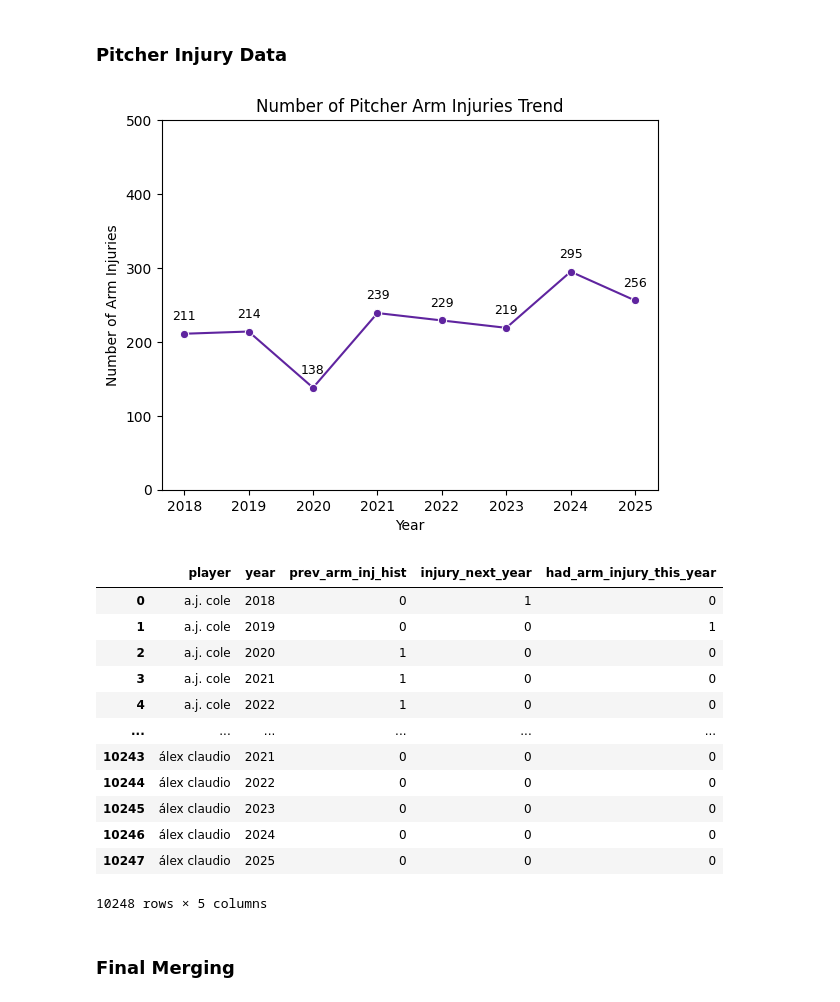
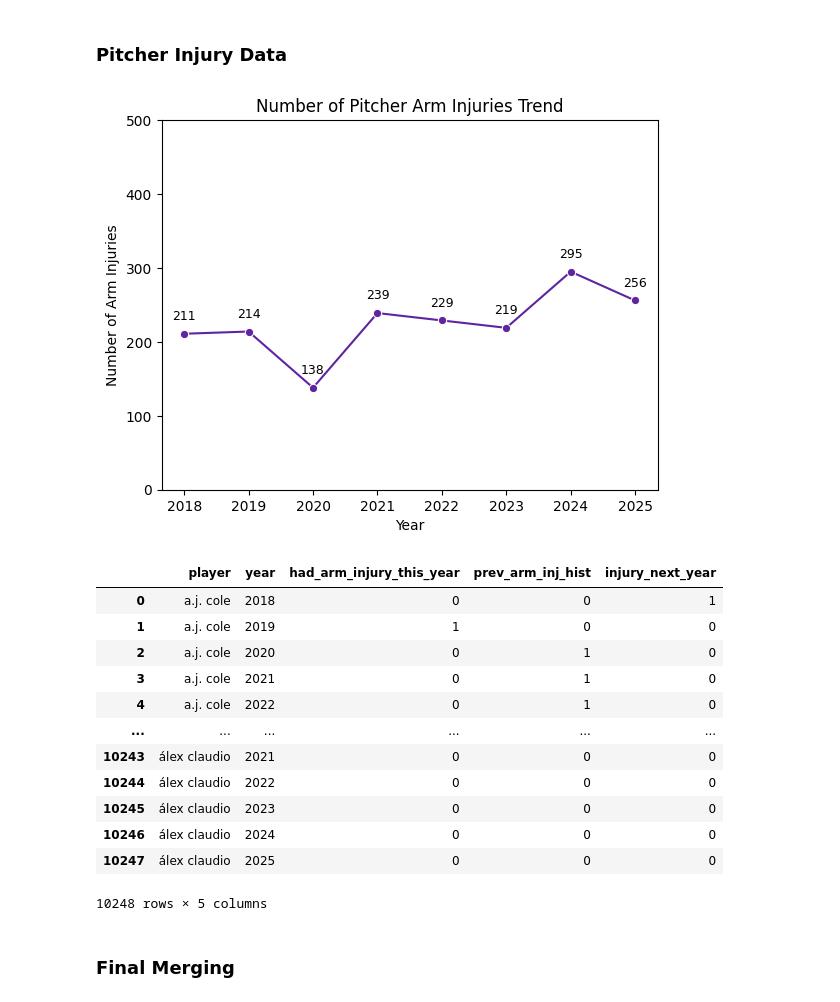
Before and after one commit to SatrunsDream/Workload-effect-on-pitcher-injury, a Jupyter notebook: EDA.ipynb, the cells around one changed output. Saved outputs shown, nothing was run; the diff lists cells and outputs as text; code cells hidden in the pictures.

```diff
--- a/EDA.ipynb
+++ b/EDA.ipynb
@@ -419,42 +419,44 @@ plt.figure()
 ax = sns.lineplot(data=injury_trend, x='year', y='num_injury_occurences', color=purple_color, marker='o')
 for x, y in zip(injury_trend['year'], injury_trend['num_injury_occurences']):
     ax.annotate(text=str(y), xy=(x, y), xytext=(0, 10), textcoords='offset points', ha='center', fontsize=9)
 plt.ylim(0, 500)
 plt.xlabel('Year')
 plt.ylabel('Number of Arm Injuries')
 plt.title('Number of Pitcher Arm Injuries Trend')
 plt.show()
 
 ## process for creating injury history and target label --> arm injury in year t+1
 ### building out the arm injury flag of year t
 pitcher_injuries_cleaned = (pitcher_injuries_cleaned.sort_values(["player", "year"])).reset_index(drop=True).copy()
 pitcher_injuries_cleaned["had_arm_injury_this_year"] = ((pitcher_injuries_cleaned["injury"] == "Arm").astype(int))
 yearly_injuries = (pitcher_injuries_cleaned.groupby(["player", "year"], as_index=False)["had_arm_injury_this_year"].max()).copy()
 
 ### dealing with the gaps in years for each player --> it causes the cumulative count to skip those seasons and fails to carry forward prior injuries
 all_years = pd.DataFrame({"year": range(2018, 2026)})
 players = yearly_injuries[["player"]].drop_duplicates().copy()
 player_year_grid = (players.assign(key=1).merge(all_years.assign(key=1), on="key").drop("key", axis=1)).copy()
 inj_full = player_year_grid.merge(yearly_injuries, on=["player", "year"], how="left").copy()
 inj_full["had_arm_injury_this_year"] = inj_full["had_arm_injury_this_year"].fillna(0).astype(int)
 
 ### computes the correct cumulative prior injury count
 inj_full["prev_arm_inj_hist"] = (inj_full.groupby("player")["had_arm_injury_this_year"].transform(lambda s: s.cumsum().shift(fill_value=0)))
 
 ### computes the correct flag of arm injury in year t+1
 inj_full["injury_next_year"] = (inj_full.groupby("player")["had_arm_injury_this_year"].shift(-1).fillna(0).astype(int))
 
-## final injury dataset
-yearly_injury_records = inj_full[['player', 'year', 'prev_arm_inj_hist', 'injury_next_year', 'had_arm_injury_this_year']].fillna(0).copy()
-yearly_injury_records
+inj_full
+
+# ## final injury dataset
+# yearly_injury_records = inj_full[['player', 'year', 'prev_arm_inj_hist', 'injury_next_year', 'had_arm_injury_this_year']].fillna(0).copy()
+# yearly_injury_records
 # %% [output]
 [figure]
-|  | player | year | prev_arm_inj_hist | injury_next_year | had_arm_injury_this_year |
-| 0 | a.j. cole | 2018 | 0 | 1 | 0 |
-| 1 | a.j. cole | 2019 | 0 | 0 | 1 |
-| 2 | a.j. cole | 2020 | 1 | 0 | 0 |
-| 3 | a.j. cole | 2021 | 1 | 0 | 0 |
-| 4 | a.j. cole | 2022 | 1 | 0 | 0 |
+|  | player | year | had_arm_injury_this_year | prev_arm_inj_hist | injury_next_year |
+| 0 | a.j. cole | 2018 | 0 | 0 | 1 |
+| 1 | a.j. cole | 2019 | 1 | 0 | 0 |
+| 2 | a.j. cole | 2020 | 0 | 1 | 0 |
+| 3 | a.j. cole | 2021 | 0 | 1 | 0 |
+| 4 | a.j. cole | 2022 | 0 | 1 | 0 |
 | ... | ... | ... | ... | ... | ... |
 | 10243 | álex claudio | 2021 | 0 | 0 | 0 |
 | 10244 | álex claudio | 2022 | 0 | 0 | 0 |
```
Also changed, not shown: parts of 3 cells of this notebook, 14 other files.
